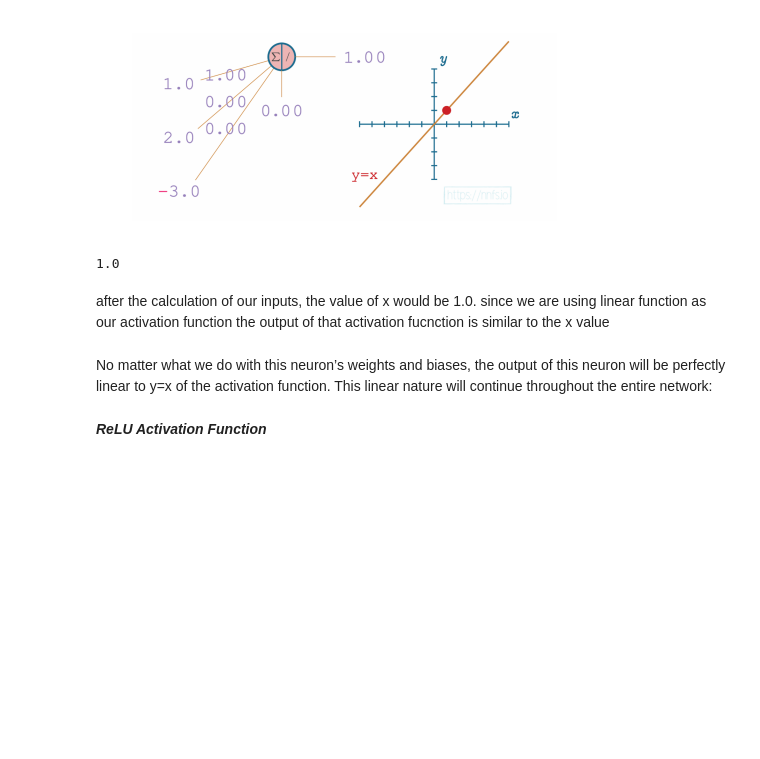
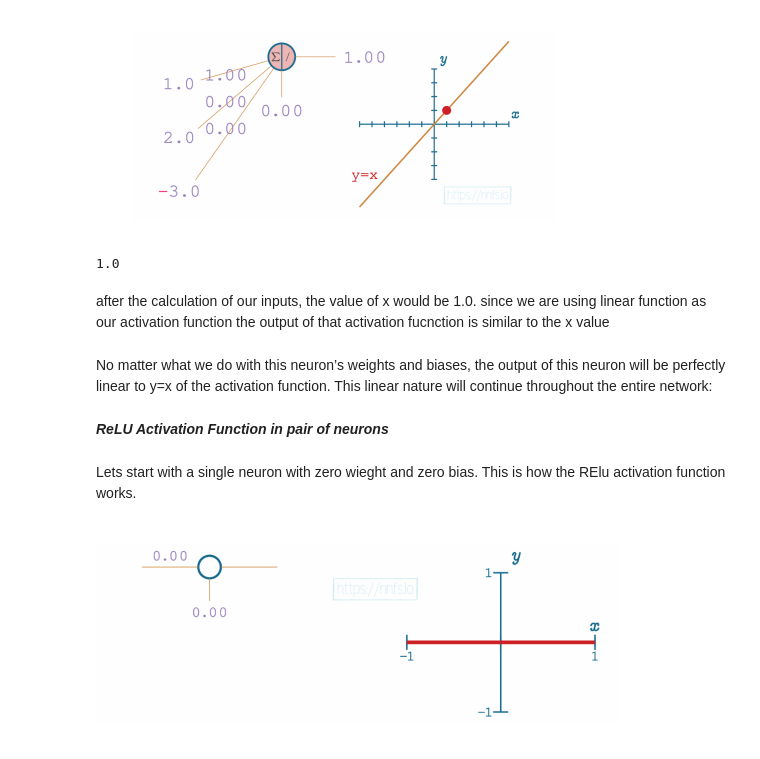
Before and after one commit to charu11/Neural-Networks-from-Scratch, a Jupyter notebook: Neural_networks_from_scratch.ipynb, the cells around one changed output. Cells and saved outputs as stored; diff of their text form; code cells hidden in the pictures; blank space fills up the shorter version.

Commit message:
Relu activation function partailly completed.

```diff
--- a/Neural_networks_from_scratch.ipynb
+++ b/Neural_networks_from_scratch.ipynb
@@ -445,4 +444,10 @@ No matter what we do with this neuron’s weights and biases, the output of this
 perfectly linear to y=x of the activation function. This linear nature will continue throughout the
 entire network:
 # %% [markdown]
-***ReLU Activation Function***
+***ReLU Activation Function in pair of neurons***
+# %% [markdown]
+Lets start with a single neuron with zero wieght and zero bias. This is how the RElu activation function works.
+# %%
+Image('/content/drive/MyDrive/Neural Networks from Scratch/relu1.PNG')
+# %% [output]
+[figure, added]
```
Also changed, not shown: parts of 8 cells of this notebook.
